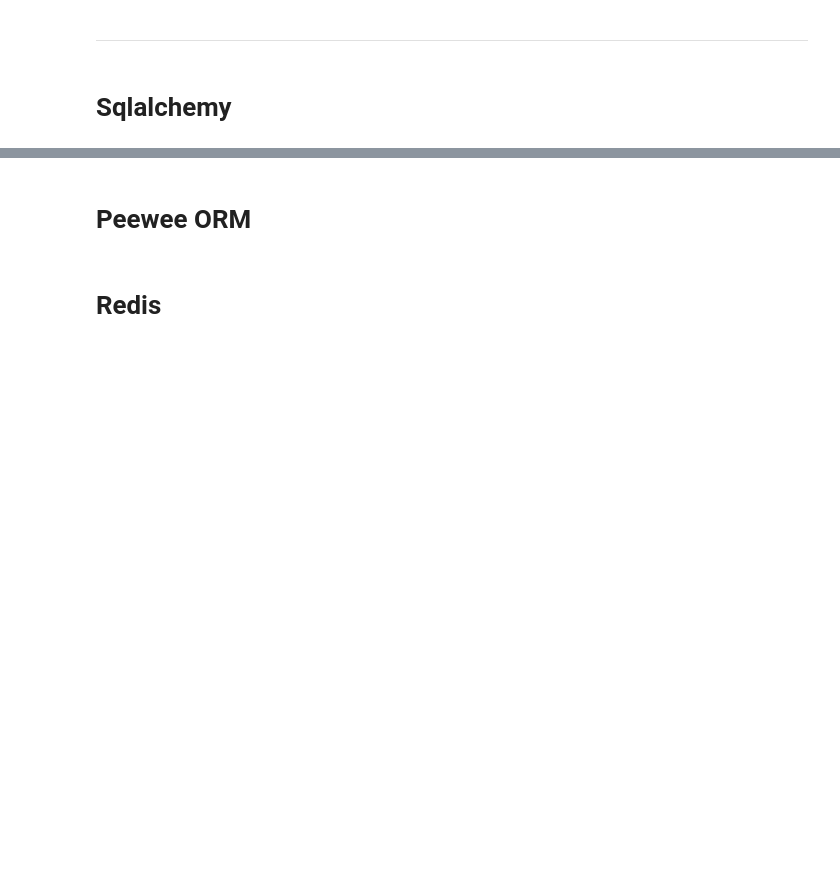
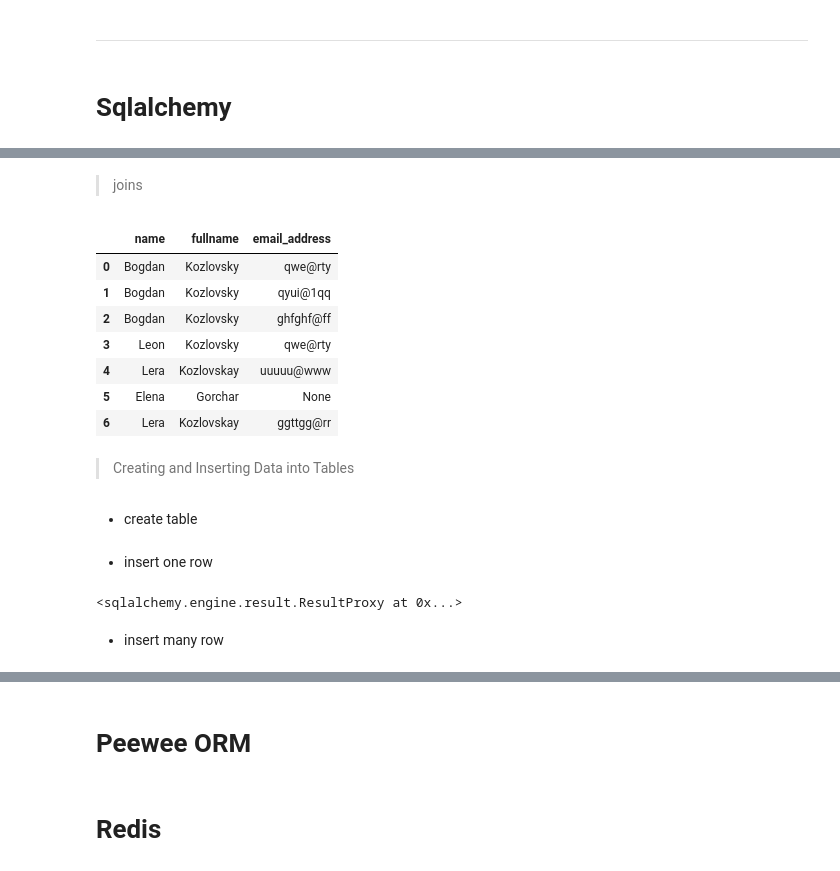
Before and after one commit to Hubitskiy/mongo_db_alchemy, a Jupyter notebook: src/examples_book.ipynb, the cells around one changed output, grey strips where cells are left out. Saved outputs shown, nothing was run; the diff lists cells and outputs as text; code cells hidden in the pictures; blank space fills up the shorter version.

```diff
--- a/src/examples_book.ipynb
+++ b/src/examples_book.ipynb
@@ -47,0 +301,25 @@ engine = create_engine(DATABASE_CONNECTION_URI)
+# %% [markdown]
+>joins
+# %%
+query = select([my_user.c.name, my_user.c.fullname, address.c.email_address])
+query = query.select_from(my_user.join(address, my_user.c.id==address.c.user_id))
+
+
+ResultProxy = connection.execute(query)
+ResultSet = ResultProxy.fetchall()
+df = pd.DataFrame(ResultSet)
+df.columns = ResultSet[0].keys()
+df
+# %% [output]
+|  | name | fullname | email_address |
+| 0 | Bogdan | Kozlovsky | qwe@rty |
+| 1 | Bogdan | Kozlovsky | qyui@1qq |
+| 2 | Bogdan | Kozlovsky | ghfghf@ff |
+| 3 | Leon | Kozlovsky | qwe@rty |
+| 4 | Lera | Kozlovskay | uuuuu@www |
+| 5 | Elena | Gorchar | None |
+| 6 | Lera | Kozlovskay | ggttgg@rr |
+# %% [markdown]
+>Creating and Inserting Data into Tables
+# %% [markdown]
+- create table
@@ -47,0 +334,10 @@ engine = create_engine(DATABASE_CONNECTION_URI)
+# %% [markdown]
+- insert one row
+# %%
+query = insert(emp).values(Id=1, name='Gaben', salary=60000.00, active=True)
+ResultProxy = connection.execute(query)
+ResultProxy
+# %% [output]
+<sqlalchemy.engine.result.ResultProxy at 0x...>
+# %% [markdown]
+- insert many row
```
Also changed, not shown: parts of 113 cells of this notebook, 2 other files.
